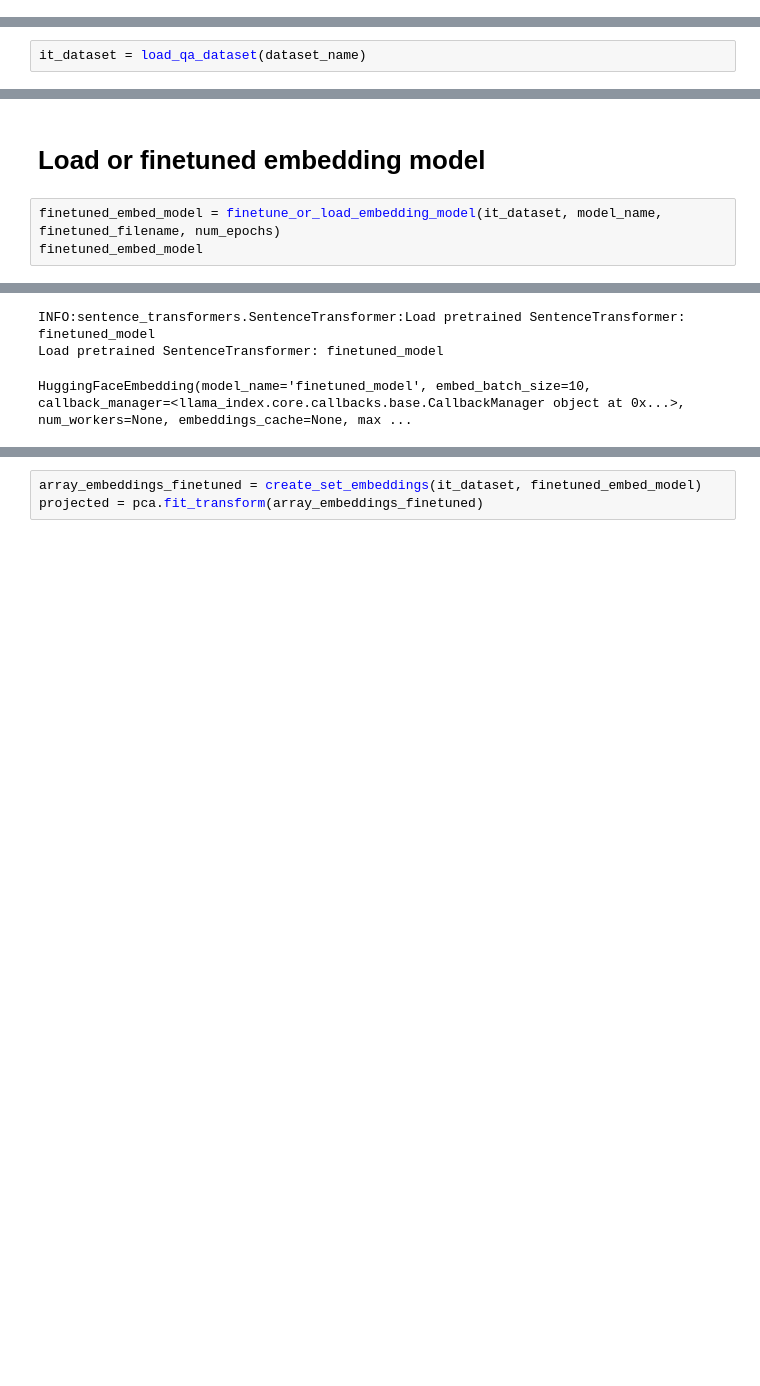
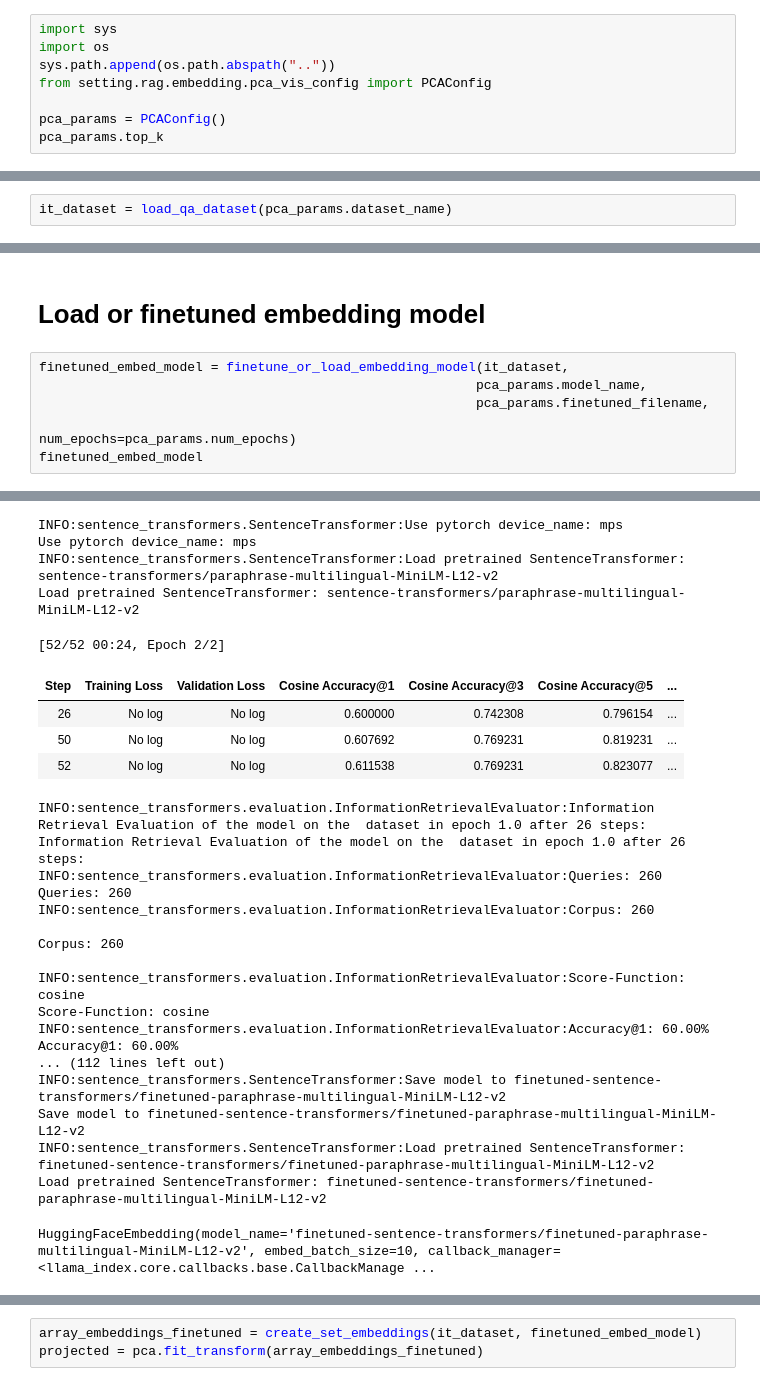
Before and after one commit to giobbu/GenAI, a Jupyter notebook: embedding-multilingual/vis_embedding_pca.ipynb, the cells around one changed output, grey strips where cells are left out. Cells and saved outputs as stored; diff of their text form; blank space fills up the shorter version.

Commit message:
embedding pca vis: add setting file

```diff
--- a/embedding-multilingual/vis_embedding_pca.ipynb
+++ b/embedding-multilingual/vis_embedding_pca.ipynb
@@ -17,0 +11,8 @@ finetuned_filename = "finetuned_model"
+# %%
+import sys
+import os
+sys.path.append(os.path.abspath(".."))
+from setting.rag.embedding.pca_vis_config import PCAConfig
+
+pca_params = PCAConfig()
+pca_params.top_k
@@ -18,3 +21,3 @@ finetuned_filename = "finetuned_model"
 # %%
-it_dataset = load_qa_dataset(dataset_name)
+it_dataset = load_qa_dataset(pca_params.dataset_name)
 # %% [output]
@@ -83,6 +86,9 @@ logger.info(f"Mean cosine similarity between query and retrieved embeddings: {me
 # %% [markdown]
 # Load or finetuned embedding model
 # %%
-finetuned_embed_model = finetune_or_load_embedding_model(it_dataset, model_name, finetuned_filename, num_epochs)
+finetuned_embed_model = finetune_or_load_embedding_model(it_dataset,
+                                                        pca_params.model_name,
+                                                        pca_params.finetuned_filename,
+                                                        num_epochs=pca_params.num_epochs)
 finetuned_embed_model
 # %% [output]
@@ -90,4 +96,28 @@ finetuned_embed_model
-INFO:sentence_transformers.SentenceTransformer:Load pretrained SentenceTransformer: finetuned_model
-Load pretrained SentenceTransformer: finetuned_model
+INFO:sentence_transformers.SentenceTransformer:Use pytorch device_name: mps
+Use pytorch device_name: mps
+INFO:sentence_transformers.SentenceTransformer:Load pretrained SentenceTransformer: sentence-transformers/paraphrase-multilingual-MiniLM-L12-v2
+Load pretrained SentenceTransformer: sentence-transformers/paraphrase-multilingual-MiniLM-L12-v2
-HuggingFaceEmbedding(model_name='finetuned_model', embed_batch_size=10, callback_manager=<llama_index.core.callbacks.base.CallbackManager object at 0x...>, num_workers=None, embeddings_cache=None, max ...
+[52/52 00:24, Epoch 2/2]
+| Step | Training Loss | Validation Loss | Cosine Accuracy@1 | Cosine Accuracy@3 | Cosine Accuracy@5 | ... |
+| 26 | No log | No log | 0.600000 | 0.742308 | 0.796154 | ... |
+| 50 | No log | No log | 0.607692 | 0.769231 | 0.819231 | ... |
+| 52 | No log | No log | 0.611538 | 0.769231 | 0.823077 | ... |
+INFO:sentence_transformers.evaluation.InformationRetrievalEvaluator:Information Retrieval Evaluation of the model on the  dataset in epoch 1.0 after 26 steps:
+Information Retrieval Evaluation of the model on the  dataset in epoch 1.0 after 26 steps:
+INFO:sentence_transformers.evaluation.InformationRetrievalEvaluator:Queries: 260
+Queries: 260
+INFO:sentence_transformers.evaluation.InformationRetrievalEvaluator:Corpus: 260
+
+Corpus: 260
+
+INFO:sentence_transformers.evaluation.InformationRetrievalEvaluator:Score-Function: cosine
+Score-Function: cosine
+INFO:sentence_transformers.evaluation.InformationRetrievalEvaluator:Accuracy@1: 60.00%
+Accuracy@1: 60.00%
+... (112 lines left out)
+INFO:sentence_transformers.SentenceTransformer:Save model to finetuned-sentence-transformers/finetuned-paraphrase-multilingual-MiniLM-L12-v2
+Save model to finetuned-sentence-transformers/finetuned-paraphrase-multilingual-MiniLM-L12-v2
+INFO:sentence_transformers.SentenceTransformer:Load pretrained SentenceTransformer: finetuned-sentence-transformers/finetuned-paraphrase-multilingual-MiniLM-L12-v2
+Load pretrained SentenceTransformer: finetuned-sentence-transformers/finetuned-paraphrase-multilingual-MiniLM-L12-v2
+HuggingFaceEmbedding(model_name='finetuned-sentence-transformers/finetuned-paraphrase-multilingual-MiniLM-L12-v2', embed_batch_size=10, callback_manager=<llama_index.core.callbacks.base.CallbackManage ...
 # %%
```
Also changed, not shown: parts of 12 cells of this notebook, 8 other files.
